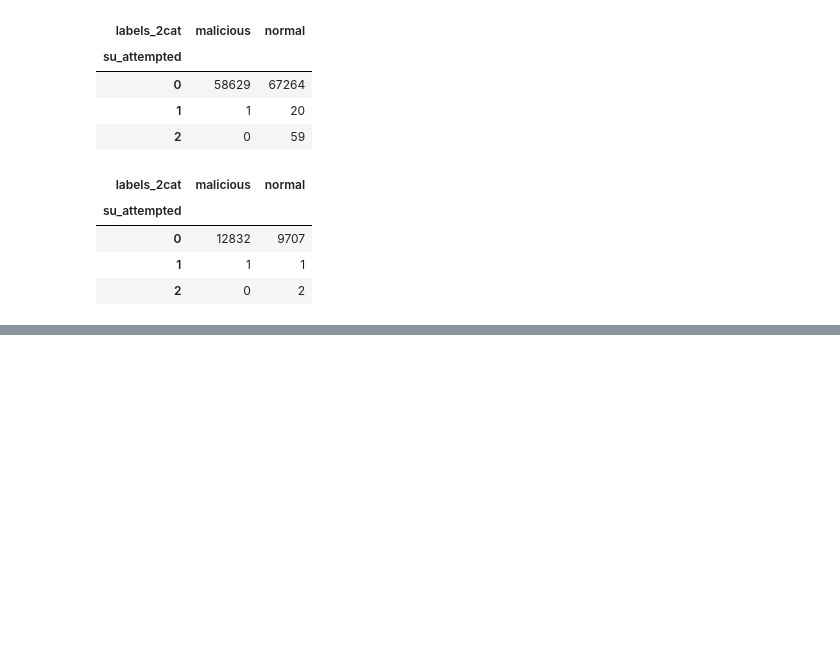
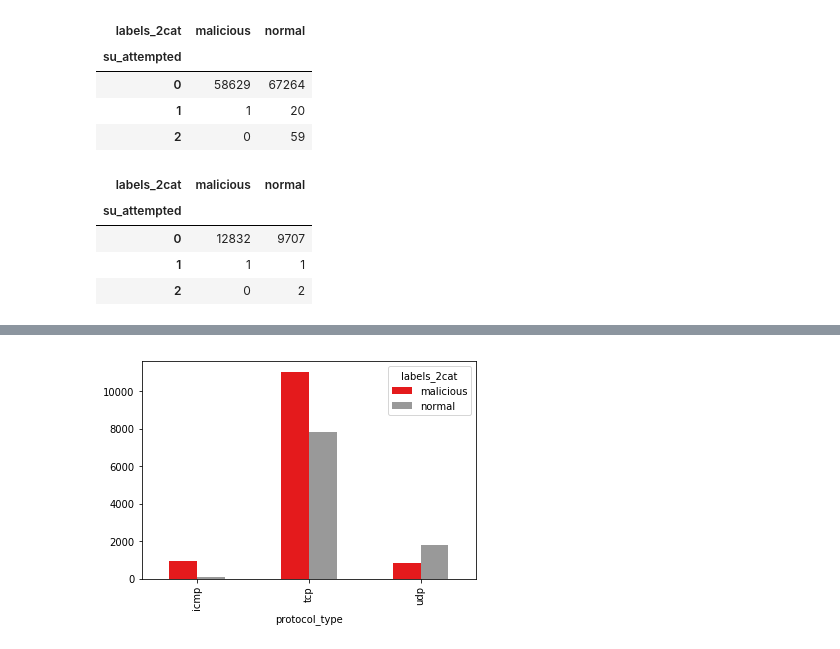
Before and after one commit to super-mar10/network-intrusion-detection, a Jupyter notebook: 1.EDA.ipynb, the cells around one changed output, grey strips where cells are left out. Cells and saved outputs as stored; diff of their text form; code cells hidden in the pictures; blank space fills up the shorter version.

```diff
--- a/1.EDA.ipynb
+++ b/1.EDA.ipynb
@@ -266,0 +277,4 @@ test_feature_df.su_attempted.replace(2, 0, inplace=True)
+# %%
+pd.crosstab(test_feature_df.protocol_type, test_feature_df.labels_2cat).plot(kind='bar', colormap='Set1');
+# %% [output]
+[figure, added]
```
Also changed, not shown: parts of 5 cells of this notebook.
